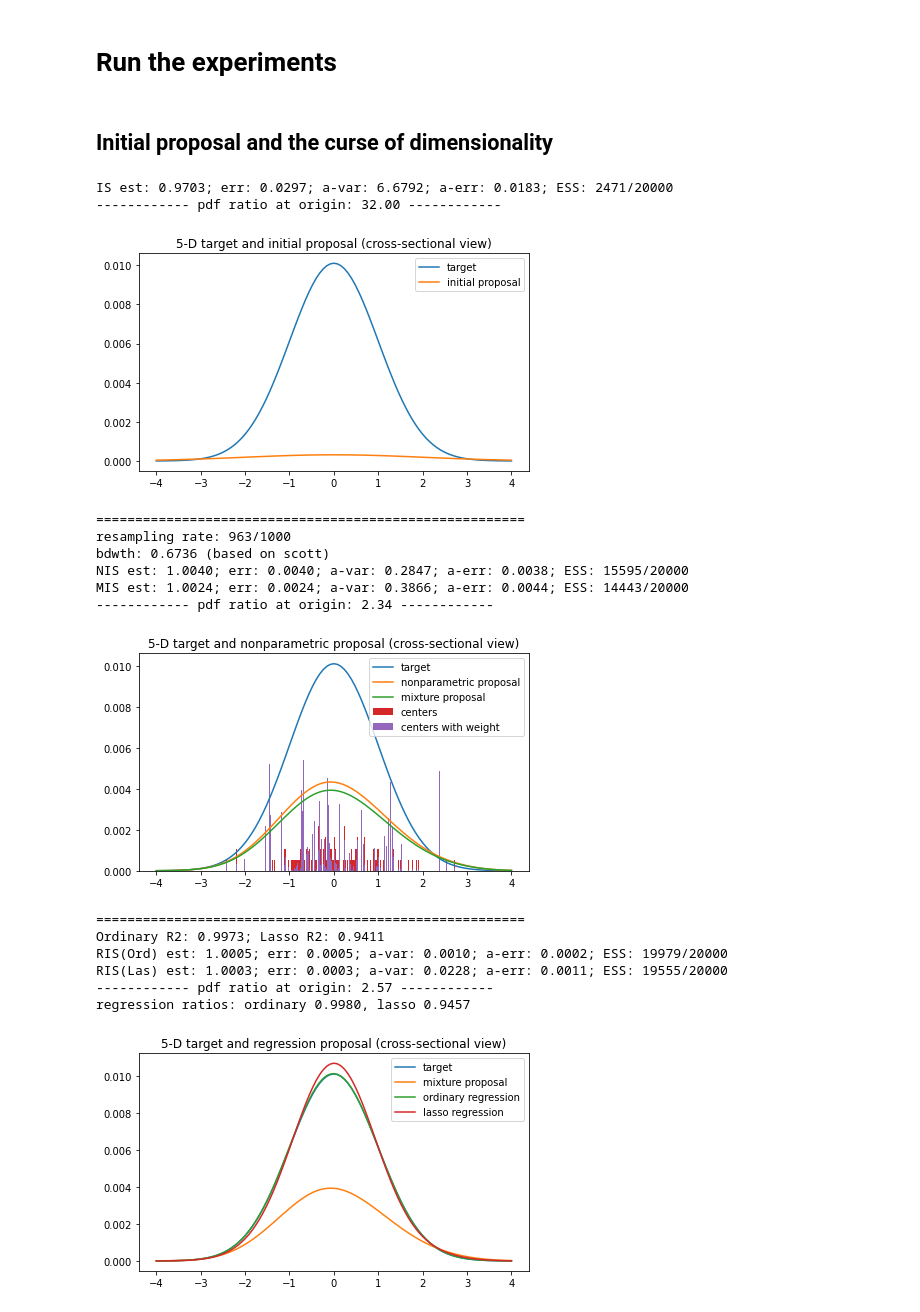
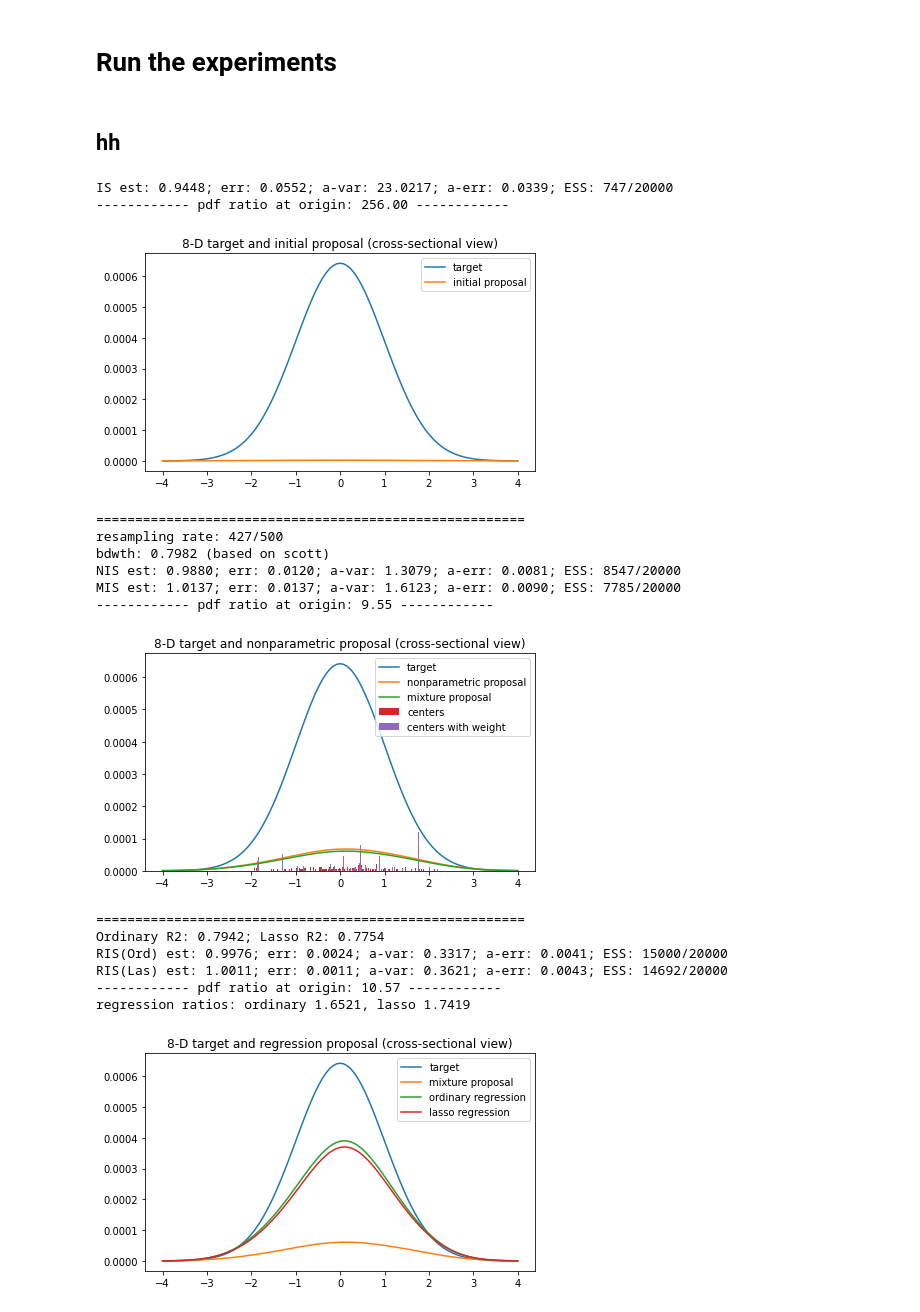
Before and after one commit to IanFla/Two-Stage, a Jupyter notebook: MLE and REG/MLE-2.ipynb, the cells around one changed output. Drawn from its saved outputs; the diff is of its cells as text; code cells hidden in the pictures.

```diff
--- a/MLE and REG/MLE-2.ipynb
+++ b/MLE and REG/MLE-2.ipynb
@@ -109,7 +109,11 @@ class MLE:
         self.bdwth=bdwth
         self.kde=sklKDE(kernel='gaussian',bandwidth=bdwth).fit(self.rS)
         self.h=lambda x,loc: mvnorm.pdf(x=x,mean=loc,cov=self.bdwth**2)
-        self.G=lambda x: np.array([self.h(x,loc) for loc in self.rSset])-self.iP(x)
+        def G(x):
+            tmp=np.array([self.h(x,loc) for loc in self.rSset])
+            return tmp[1:]-tmp.mean(axis=0)
+
+        self.G=G
 
         self.nP=lambda x: np.exp(self.kde.score_samples(x))
         self.nS=lambda size: self.kde.sample(size)
@@ -187,40 +191,40 @@ class MLE:
 # %% [markdown]
 # Run the experiments
-# %% [markdown]
-## Initial proposal and the curse of dimensionality
+# %% [markdown]
+## hh
 # %%
 np.random.seed(1234)
-mle=MLE(dim=5,sigma=2)
+mle=MLE(dim=8,sigma=2)
 size=20000
 mle.estimate_IS(size)
 x=np.linspace(-4,4,101)
 mle.draw_TP(mle.iP,x,'initial')
 print('=======================================================')
-mle.resample(1000,100)
+mle.resample(500,50)
 mle.estimate_NIS(size,0.9)
 mle.draw_TP(mle.nP,x,'nonparametric')
 print('=======================================================')
 mle.estimate_RIS(0.1)
 mle.draw_TP(mle.mP,x,'regression')
 print('=======================================================')
 mle.estimate_MLE(True)
 # %% [output]
-IS est: 0.9703; err: 0.0297; a-var: 6.6792; a-err: 0.0183; ESS: 2471/20000
------------- pdf ratio at origin: 32.00 ------------
+IS est: 0.9448; err: 0.0552; a-var: 23.0217; a-err: 0.0339; ESS: 747/20000
+------------ pdf ratio at origin: 256.00 ------------
-[figure, old version]
+[figure, new version]
 =======================================================
-resampling rate: 963/1000
-bdwth: 0.6736 (based on scott)
-NIS est: 1.0040; err: 0.0040; a-var: 0.2847; a-err: 0.0038; ESS: 15595/20000
-MIS est: 1.0024; err: 0.0024; a-var: 0.3866; a-err: 0.0044; ESS: 14443/20000
------------- pdf ratio at origin: 2.34 ------------
+resampling rate: 427/500
+bdwth: 0.7982 (based on scott)
+NIS est: 0.9880; err: 0.0120; a-var: 1.3079; a-err: 0.0081; ESS: 8547/20000
+MIS est: 1.0137; err: 0.0137; a-var: 1.6123; a-err: 0.0090; ESS: 7785/20000
+------------ pdf ratio at origin: 9.55 ------------
-[figure, old version]
+[figure, new version]
 =======================================================
-Ordinary R2: 0.9973; Lasso R2: 0.9411
-RIS(Ord) est: 1.0005; err: 0.0005; a-var: 0.0010; a-err: 0.0002; ESS: 19979/20000
-RIS(Las) est: 1.0003; err: 0.0003; a-var: 0.0228; a-err: 0.0011; ESS: 19555/20000
------------- pdf ratio at origin: 2.57 ------------
-regression ratios: ordinary 0.9980, lasso 0.9457
+Ordinary R2: 0.7942; Lasso R2: 0.7754
+RIS(Ord) est: 0.9976; err: 0.0024; a-var: 0.3317; a-err: 0.0041; ESS: 15000/20000
+RIS(Las) est: 1.0011; err: 0.0011; a-var: 0.3621; a-err: 0.0043; ESS: 14692/20000
+------------ pdf ratio at origin: 10.57 ------------
+regression ratios: ordinary 1.6521, lasso 1.7419
-[figure, old version]
+[figure, new version]
 =======================================================
 Reference:
```
Also changed, not shown: parts of 4 cells of this notebook.
